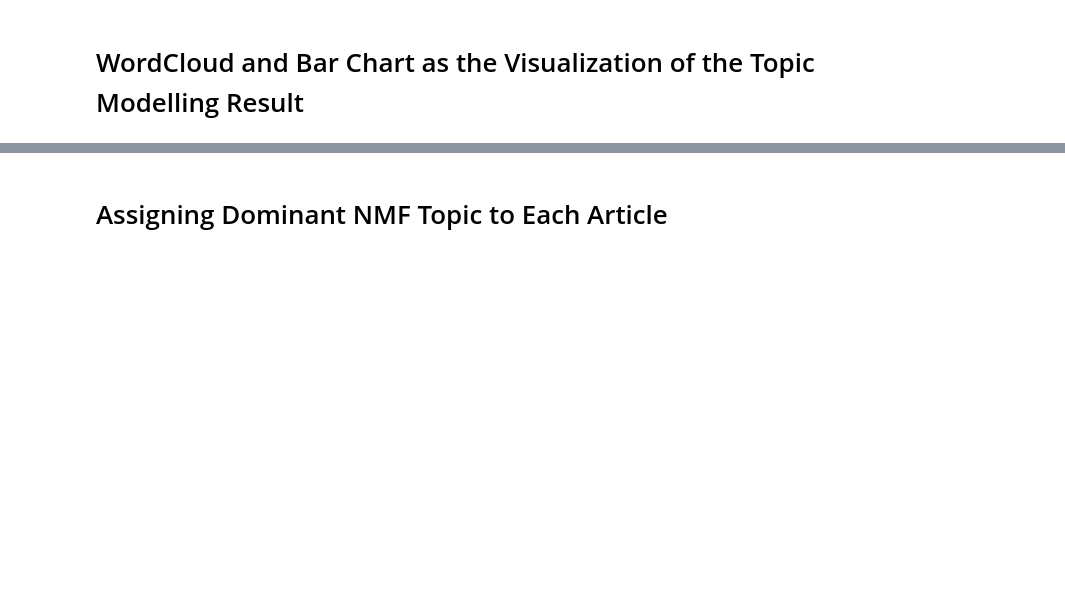
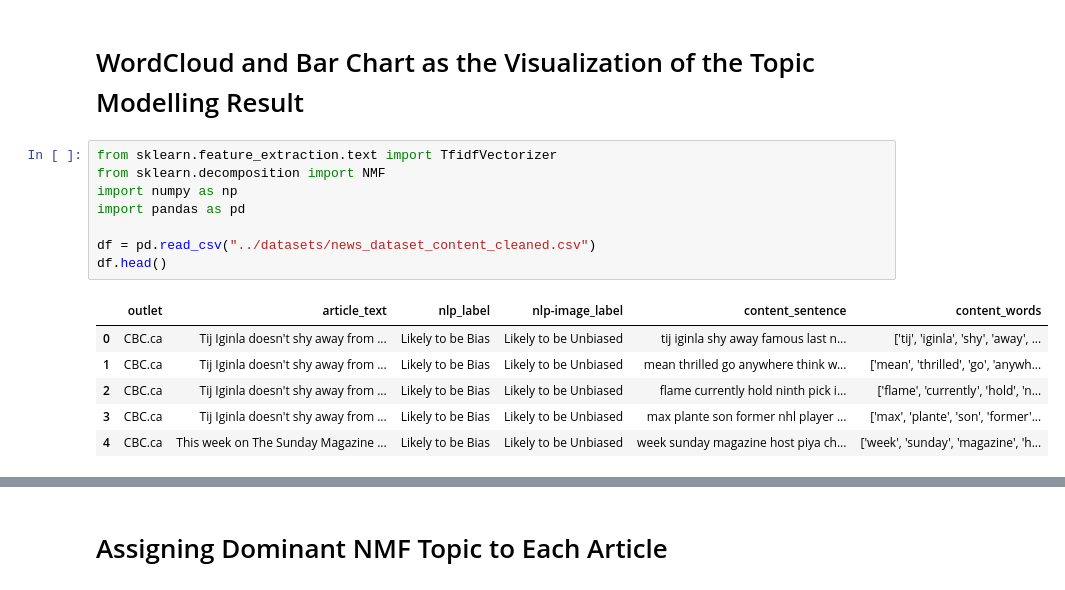
Before and after one commit to ziyouuu/news-bias-detection, a Jupyter notebook: TopicModelling/NMF_topicmodelling_content.ipynb, the cells around one changed output, grey strips where cells are left out. Saved outputs shown, nothing was run; the diff lists cells and outputs as text; blank space fills up the shorter version.

```diff
--- a/TopicModelling/NMF_topicmodelling_content.ipynb
+++ b/TopicModelling/NMF_topicmodelling_content.ipynb
@@ -109,3 +109,18 @@ Topics: 20, Error: 879.63, Coherence: 0.6338
 🏆 Best Coherence Topic Count: 3 with score 0.6977
 # %% [markdown]
 # WordCloud and Bar Chart as the Visualization of the Topic Modelling Result
+# %%
+from sklearn.feature_extraction.text import TfidfVectorizer
+from sklearn.decomposition import NMF
+import numpy as np
+import pandas as pd
+
+df = pd.read_csv("../datasets/news_dataset_content_cleaned.csv")
+df.head()
+# %% [output]
+|  | outlet | article_text | nlp_label | nlp-image_label | content_sentence | content_words |
+| 0 | CBC.ca | Tij Iginla doesn't shy away from ... | Likely to be Bias | Likely to be Unbiased | tij iginla shy away famous last n... | ['tij', 'iginla', 'shy', 'away', ... |
+| 1 | CBC.ca | Tij Iginla doesn't shy away from ... | Likely to be Bias | Likely to be Unbiased | mean thrilled go anywhere think w... | ['mean', 'thrilled', 'go', 'anywh... |
+| 2 | CBC.ca | Tij Iginla doesn't shy away from ... | Likely to be Bias | Likely to be Unbiased | flame currently hold ninth pick i... | ['flame', 'currently', 'hold', 'n... |
+| 3 | CBC.ca | Tij Iginla doesn't shy away from ... | Likely to be Bias | Likely to be Unbiased | max plante son former nhl player ... | ['max', 'plante', 'son', 'former'... |
+| 4 | CBC.ca | This week on The Sunday Magazine ... | Likely to be Bias | Likely to be Unbiased | week sunday magazine host piya ch... | ['week', 'sunday', 'magazine', 'h... |
```
Also changed, not shown: parts of 7 cells of this notebook.
